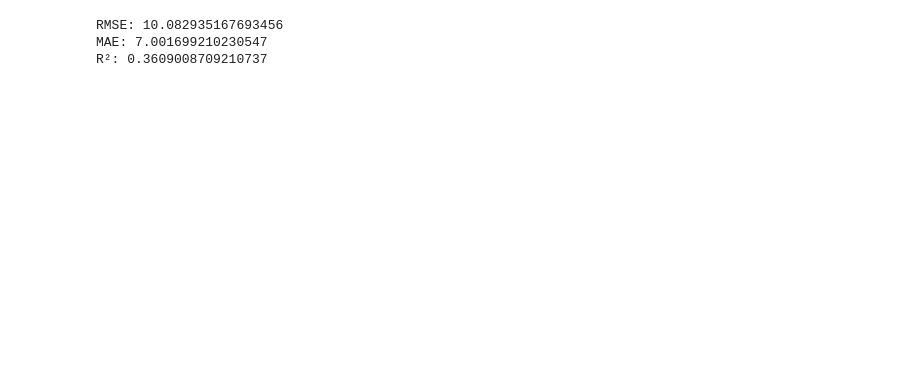
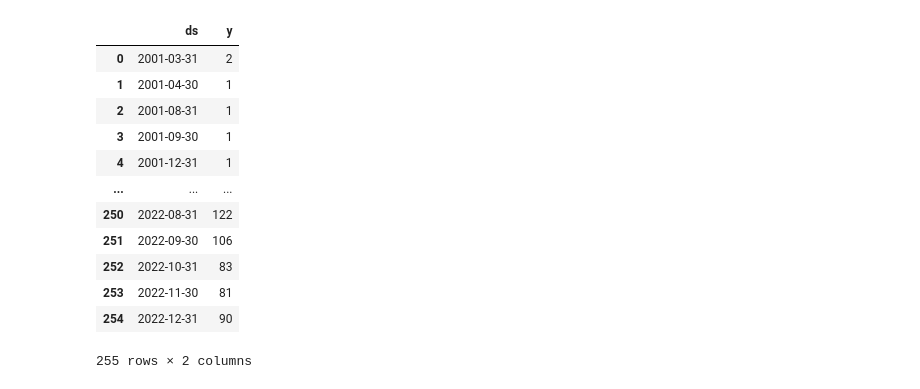
Before and after one commit to mlouarra/Chicago_Crime, a Jupyter notebook: notebooks/prediction.ipynb, the cells around one changed output. Saved outputs shown, nothing was run; the diff lists cells and outputs as text; code cells hidden in the pictures; blank space fills up the shorter version.

```diff
--- a/notebooks/prediction.ipynb
+++ b/notebooks/prediction.ipynb
@@ -90,18 +19,18 @@ fig.show()
-# %%
-from sklearn.metrics import mean_squared_error, mean_absolute_error, r2_score
-# Supposons que 'predictions' est votre DataFrame de prédictions et 'test' est votre DataFrame de test
-# 'yhat' est la colonne des prédictions et 'y' est la colonne des vraies valeurs
-# Calcul du RMSE
-rmse = np.sqrt(mean_squared_error(test['y'], predictions['yhat']))
-# Calcul du MAE
-mae = mean_absolute_error(test['y'], predictions['yhat'])
-# Calcul du R²
-r2 = r2_score(test['y'], predictions['yhat'])
-
-print(f'RMSE: {rmse}')
-print(f'MAE: {mae}')
-print(f'R²: {r2}')
-# %% [output]
-RMSE: 10.082935167693456
-MAE: 7.001699210230547
-R²: 0.3609008709210737
+# %%
+df_train, df_test = obj_predict.return_data("ASSAULT", 15, 'Austin')
+# %%
+df_train
+# %% [output]
+|  | ds | y |
+| 0 | 2001-03-31 | 2 |
+| 1 | 2001-04-30 | 1 |
+| 2 | 2001-08-31 | 1 |
+| 3 | 2001-09-30 | 1 |
+| 4 | 2001-12-31 | 1 |
+| ... | ... | ... |
+| 250 | 2022-08-31 | 122 |
+| 251 | 2022-09-30 | 106 |
+| 252 | 2022-10-31 | 83 |
+| 253 | 2022-11-30 | 81 |
+| 254 | 2022-12-31 | 90 |
+255 rows × 2 columns
```
Also changed, not shown: parts of 20 cells of this notebook, 2 other files.
